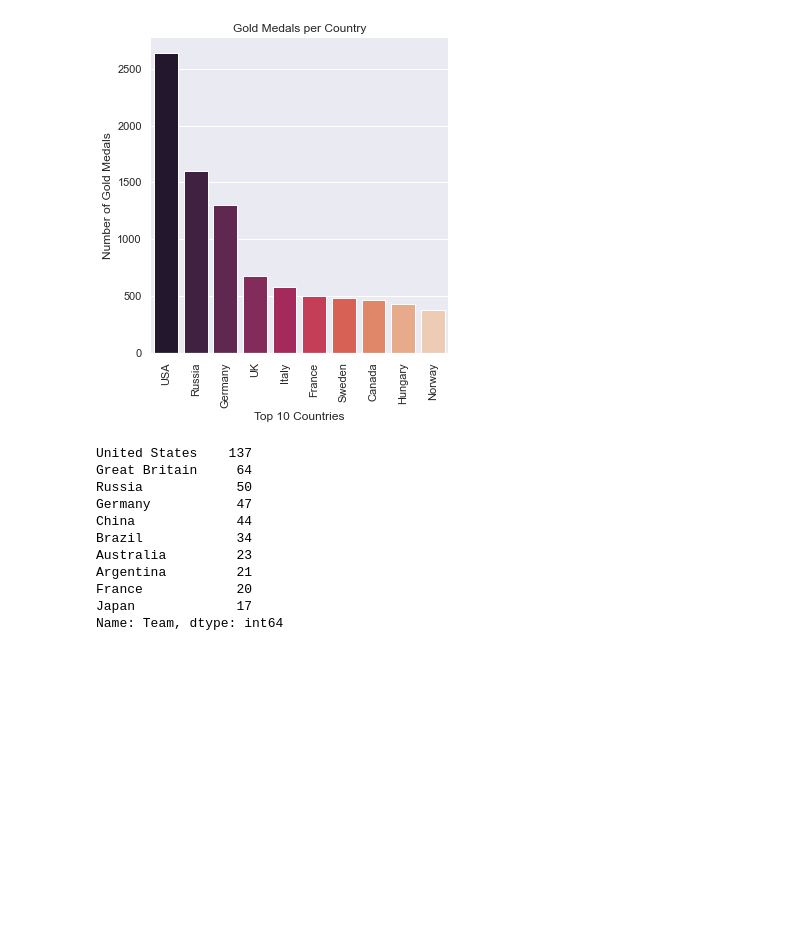
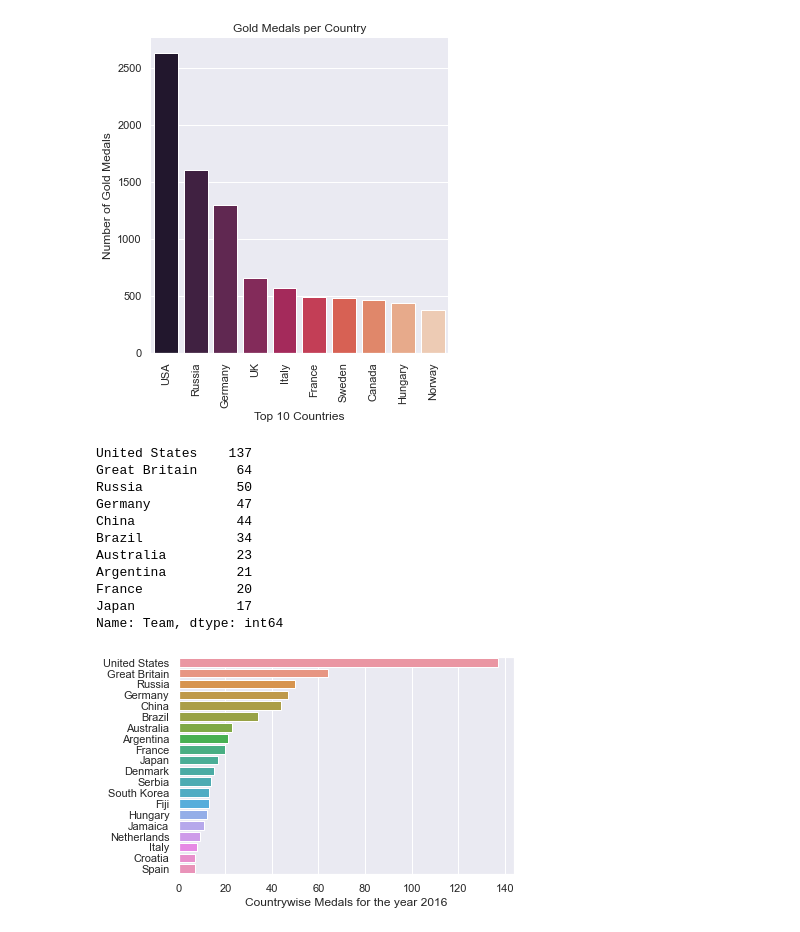
Before and after one commit to wenyuc/basic_learning, a Jupyter notebook: olympic_data_processing.ipynb, the cells around one changed output. Drawn from its saved outputs; the diff is of its cells as text; code cells hidden in the pictures; blank space fills up the shorter version.

```diff
--- a/olympic_data_processing.ipynb
+++ b/olympic_data_processing.ipynb
@@ -443,3 +425,9 @@ Argentina         21
 France            20
 Japan             17
 Name: Team, dtype: int64
+# %%
+sns.barplot(x = team_names.value_counts().head(20), y = team_names.value_counts().head(20).index)
+plt.ylabel(None)
+plt.xlabel("Countrywise Medals for the year 2016");
+# %% [output]
+[figure, added]
```
Also changed, not shown: parts of 5 cells of this notebook, 1 other file.
